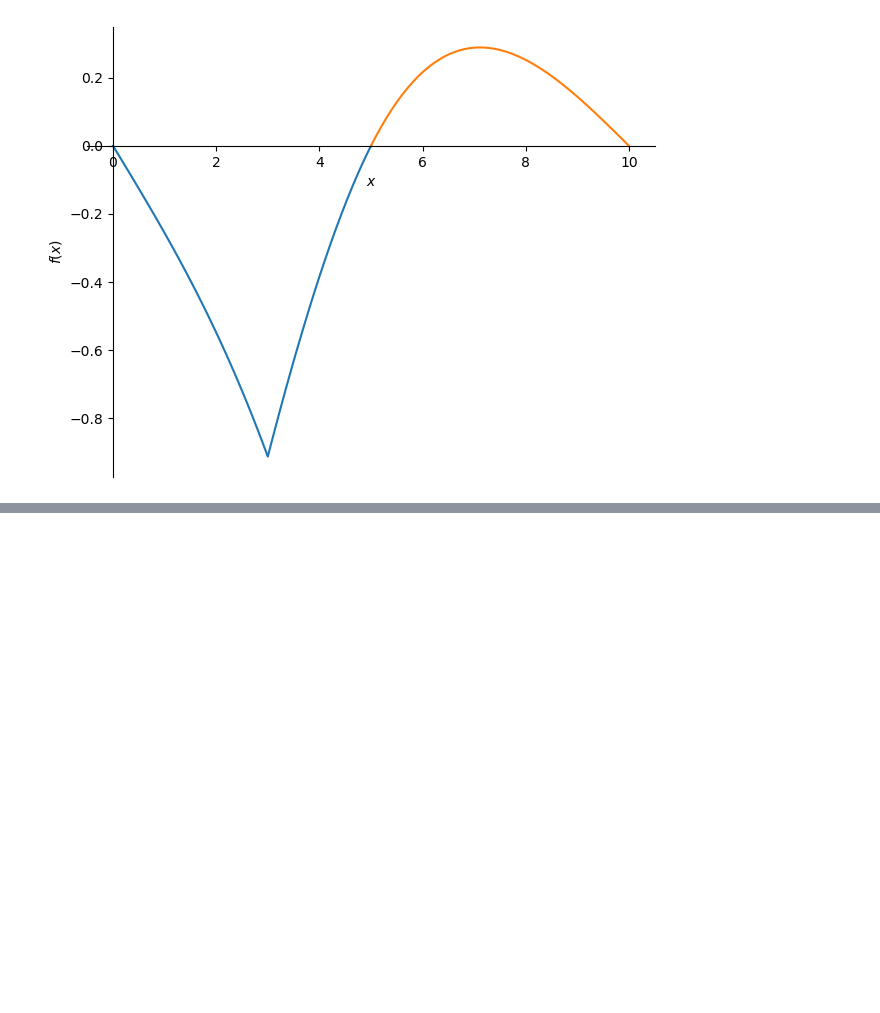
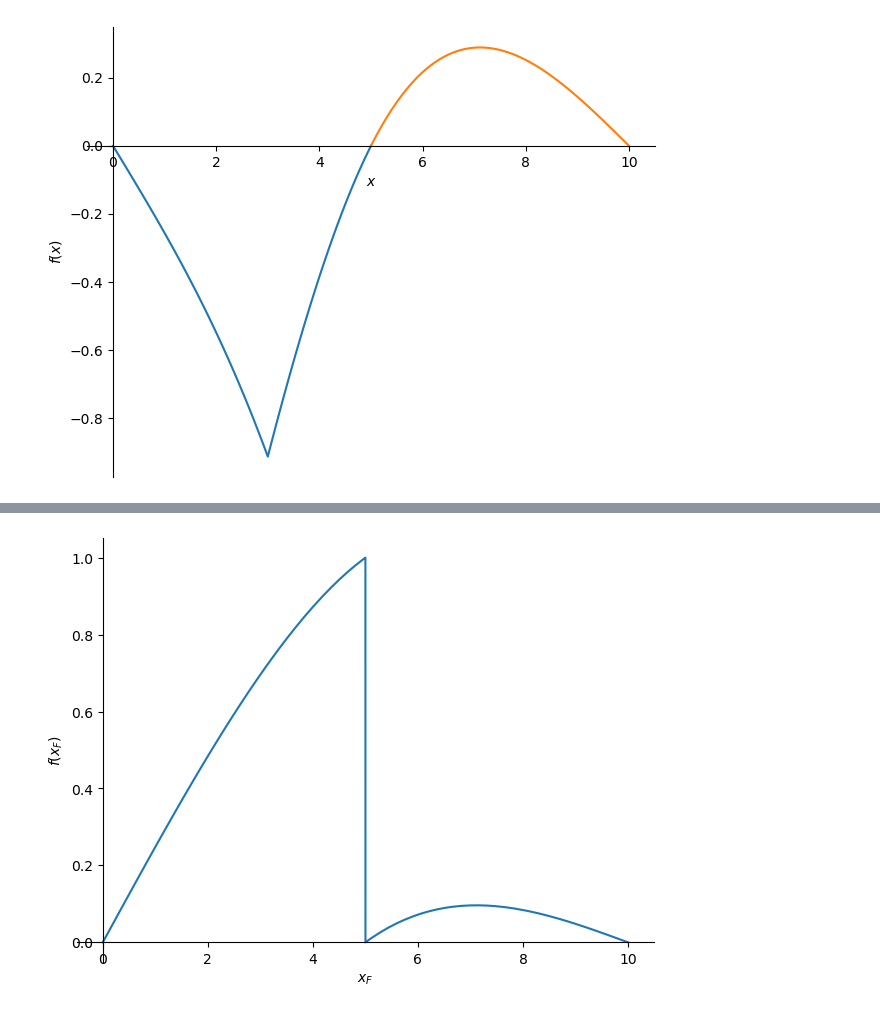
Before and after one commit to TUDelft-books/CTB3330, a Jupyter notebook: book/influence_line/influence_line_3sup/Demo_class.ipynb, the cells around one changed output, grey strips where cells are left out. Cells and saved outputs as stored; diff of their text form; code cells hidden in the pictures; blank space fills up the shorter version.

```diff
--- a/book/influence_line/influence_line_3sup/Demo_class.ipynb
+++ b/book/influence_line/influence_line_3sup/Demo_class.ipynb
@@ -153,0 +194,5 @@ sym.plot((w_AB_sol,(x,0,5)),((w_BC_sol),(x,5,10)));
+# %%
+V_inf = V.subs(sol).subs(x,5-0.0001).rewrite(sym.Piecewise).simplify()
+sym.plot(-V_inf,(x_F,0,10));
+# %% [output]
+[figure, added]
```
Also changed, not shown: parts of 20 cells of this notebook.
